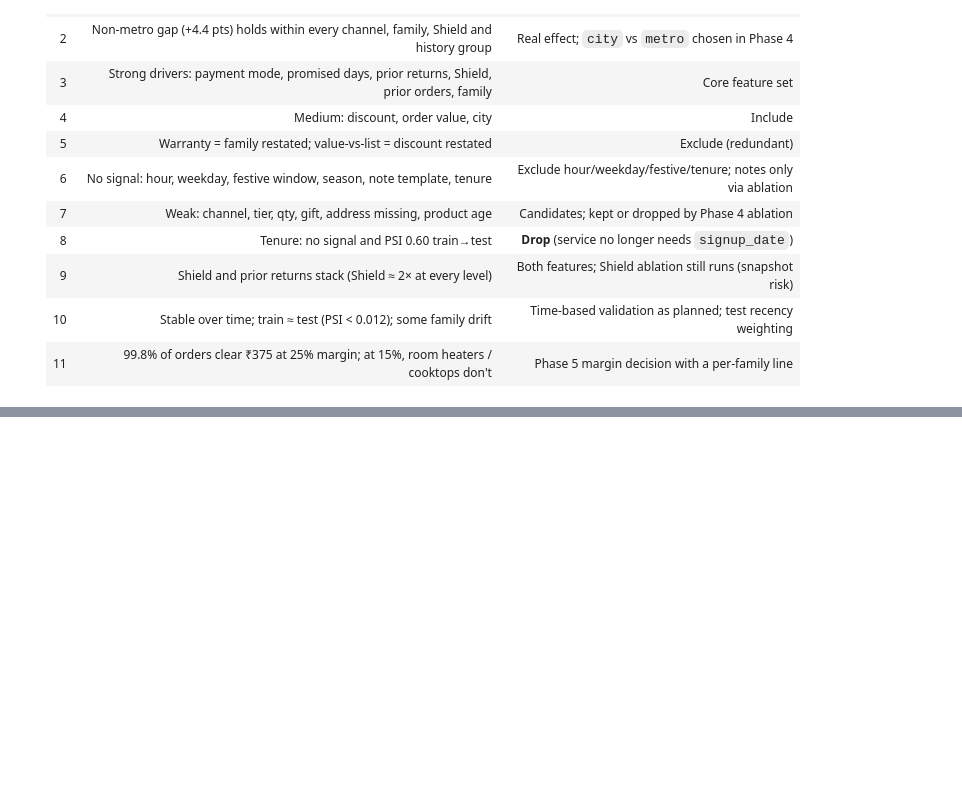
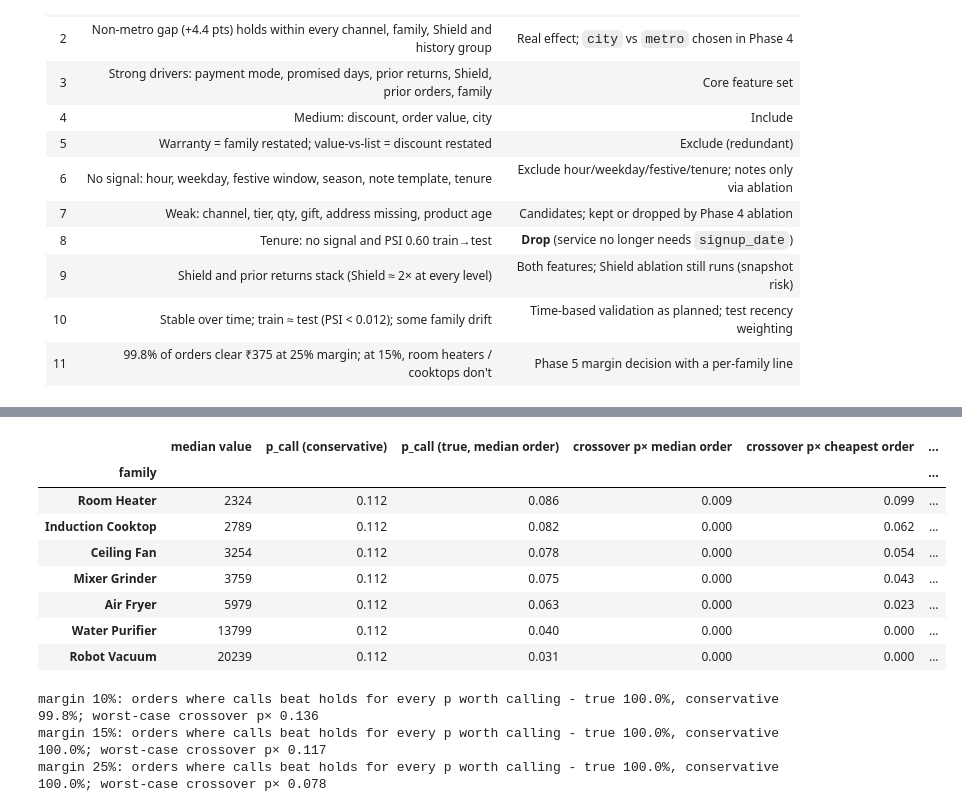
Before and after one commit to abhishekbidare03/returns-risk-scoring, a Jupyter notebook: notebooks/02_eda.ipynb, the cells around one changed output, grey strips where cells are left out. Cells and saved outputs as stored; diff of their text form; code cells hidden in the pictures; blank space fills up the shorter version.

```diff
--- a/notebooks/02_eda.ipynb
+++ b/notebooks/02_eda.ipynb
@@ -662,0 +854,13 @@ Spring 2026 call pilot - monthly return rate: {'2026-03': 0.109, '2026-04': 0.12
+# %%
+# Is the gift effect stable over time, and does it survive within family / payment?
+print("gift effect by half-year (rate gift vs not):")
+tr["half"] = np.where(tr.order_ts < "2025-10-01", "Apr-Sep 25", "Oct 25-Mar 26")
+sel = tr.order_ts < "2026-04-01"   # holdout discipline: Apr-Jun 2026 is not used for selection
+display(tr[sel].pivot_table(index="half", columns="is_gift", values="returned", aggfunc=["mean", "size"]).round(3))
+t, mh, ci = None, None, None
+g = tr[sel].groupby(["family", "pay2", "is_gift"]).returned.agg(["sum", "size"]).unstack("is_gift").dropna()
+ry, rn = g[("sum", "Y")] / g[("size", "Y")], g[("sum", "N")] / g[("size", "N")]
+w = g[("size", "Y")] * g[("size", "N")] / (g[("size", "Y")] + g[("size", "N")])
+var = ry * (1 - ry) / g[("size", "Y")] + rn * (1 - rn) / g[("size", "N")]
+mh = ((w * (ry - rn)).sum() / w.sum()) * 100; ci = 1.96 * np.sqrt((w ** 2 * var).sum()) / w.sum() * 100
+print(f"gift gap adjusted for family x payment: {mh:.1f} pts (95% interval ±{ci:.1f}); raw {((tr[sel & (tr.is_gift == 'Y')].returned.mean() - tr[sel & (tr.is_gift == 'N')].returned.mean()) * 100):.1f} pts (Apr 2025 - Mar 2026)")
@@ -662,0 +891,46 @@ Spring 2026 call pilot - monthly return rate: {'2026-03': 0.109, '2026-04': 0.12
+# %%
+C, CALL, PREV, CANCEL = 1150, CALL_COST_INR, 0.35, HOLD_CANCEL_RATE
+def crossover(m, keep_margin=True):
+    # call - hold = PREV*p*(C + k*m) - CALL - CANCEL*p*C + CANCEL*(1-p)*m, with k = 1 (true) or 0 (conservative)
+    k = 1.0 if keep_margin else 0.0
+    slope = PREV * (C + k * m) - CANCEL * C - CANCEL * m
+    const = CANCEL * m - CALL
+    # call - hold is linear in p and always > 0 at p = 1 (>= ₹219.5), so:
+    # const >= 0 -> calls win at every p; otherwise the crossover is -const / slope (slope > 0 then)
+    m = np.asarray(m, dtype=float); slope = np.broadcast_to(slope, m.shape); const = np.broadcast_to(const, m.shape)
+    return np.where(const >= 0, 0.0, -const / np.where(slope > 0, slope, np.inf))
+def p_call(m, keep_margin=True):
+    return CALL / (PREV * (C + (m if keep_margin else 0)))
+rows = []
+for fam, d in tr.groupby("family"):
+    m = 0.15 * d.order_value_inr
+    rows.append({"family": fam, "median value": round(d.order_value_inr.median()),
+                 "p_call (conservative)": round(p_call(0, False), 3),
+                 "p_call (true, median order)": round(float(p_call(m.median())), 3),
+                 "crossover p× median order": round(float(crossover(m.median())), 3),
+                 "crossover p× cheapest order": round(float(crossover(m.min())), 3),
+                 "crossover p× cheapest, conservative": round(float(crossover(m.min(), False)), 3),
+                 "share where p× < p_call (true)": round(float((crossover(m) < p_call(m)).mean()), 3),
+                 "share where p× < p_call (conservative)": round(float((crossover(m, False) < p_call(0, False)).mean()), 3)})
+margin_tbl = pd.DataFrame(rows).set_index("family").sort_values("median value")
+margin_tbl.to_csv(FIGURES_DIR.parent / "margin_crossover_15pct.csv")   # evidence table (aggregates only)
+margin_tbl
+# %% [output]
+|  | median value | p_call (conservative) | p_call (true, median order) | crossover p× median order | crossover p× cheapest order | ... |
+| family |  |  |  |  |  | ... |
+| Room Heater | 2324 | 0.112 | 0.086 | 0.009 | 0.099 | ... |
+| Induction Cooktop | 2789 | 0.112 | 0.082 | 0.000 | 0.062 | ... |
+| Ceiling Fan | 3254 | 0.112 | 0.078 | 0.000 | 0.054 | ... |
+| Mixer Grinder | 3759 | 0.112 | 0.075 | 0.000 | 0.043 | ... |
+| Air Fryer | 5979 | 0.112 | 0.063 | 0.000 | 0.023 | ... |
+| Water Purifier | 13799 | 0.112 | 0.040 | 0.000 | 0.000 | ... |
+| Robot Vacuum | 20239 | 0.112 | 0.031 | 0.000 | 0.000 | ... |
+# %%
+for mrg in (0.10, 0.15, 0.25):
+    m = mrg * tr.order_value_inr
+    print(f"margin {int(mrg*100)}%: orders where calls beat holds for every p worth calling - true {(crossover(m) < p_call(m)).mean():.1%}, "
+          f"conservative {(crossover(m, False) < p_call(0, False)).mean():.1%}; worst-case crossover p× {float(crossover(m.min(), False)):.3f}")
+# %% [output]
+margin 10%: orders where calls beat holds for every p worth calling - true 100.0%, conservative 99.8%; worst-case crossover p× 0.136
+margin 15%: orders where calls beat holds for every p worth calling - true 100.0%, conservative 100.0%; worst-case crossover p× 0.117
+margin 25%: orders where calls beat holds for every p worth calling - true 100.0%, conservative 100.0%; worst-case crossover p× 0.078
```
Also changed, not shown: parts of 16 cells of this notebook, 9 other files.
